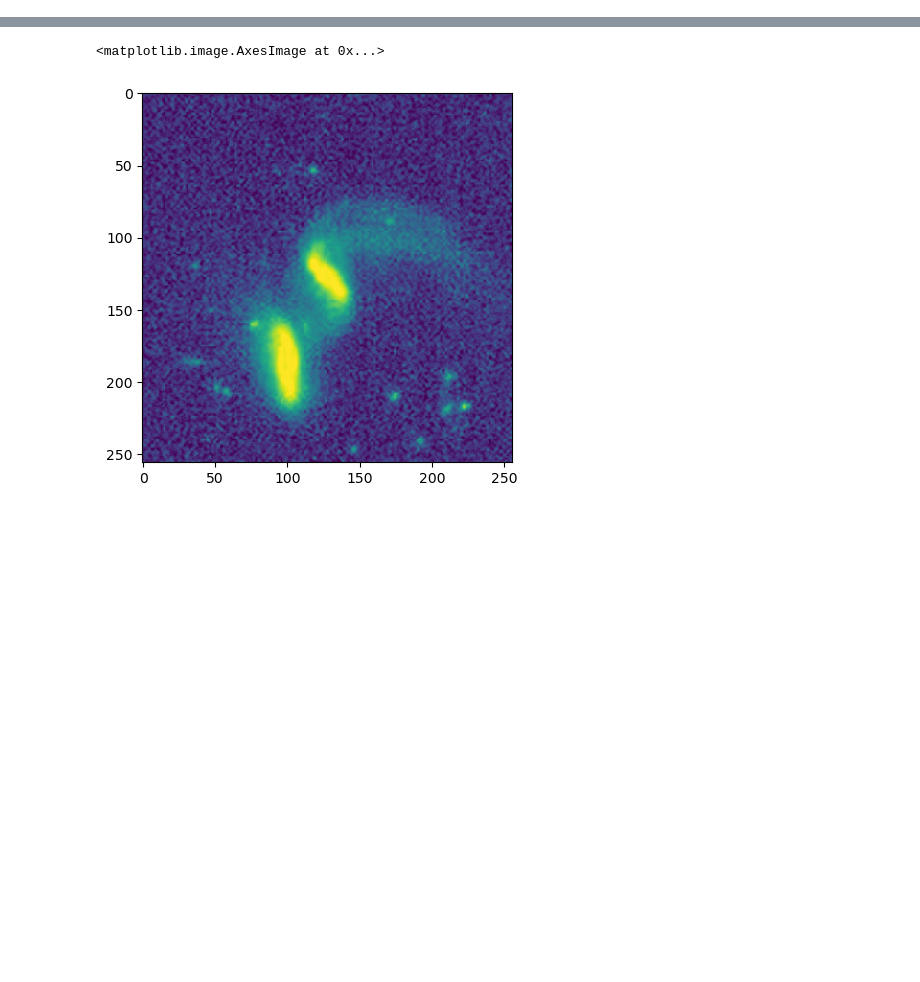
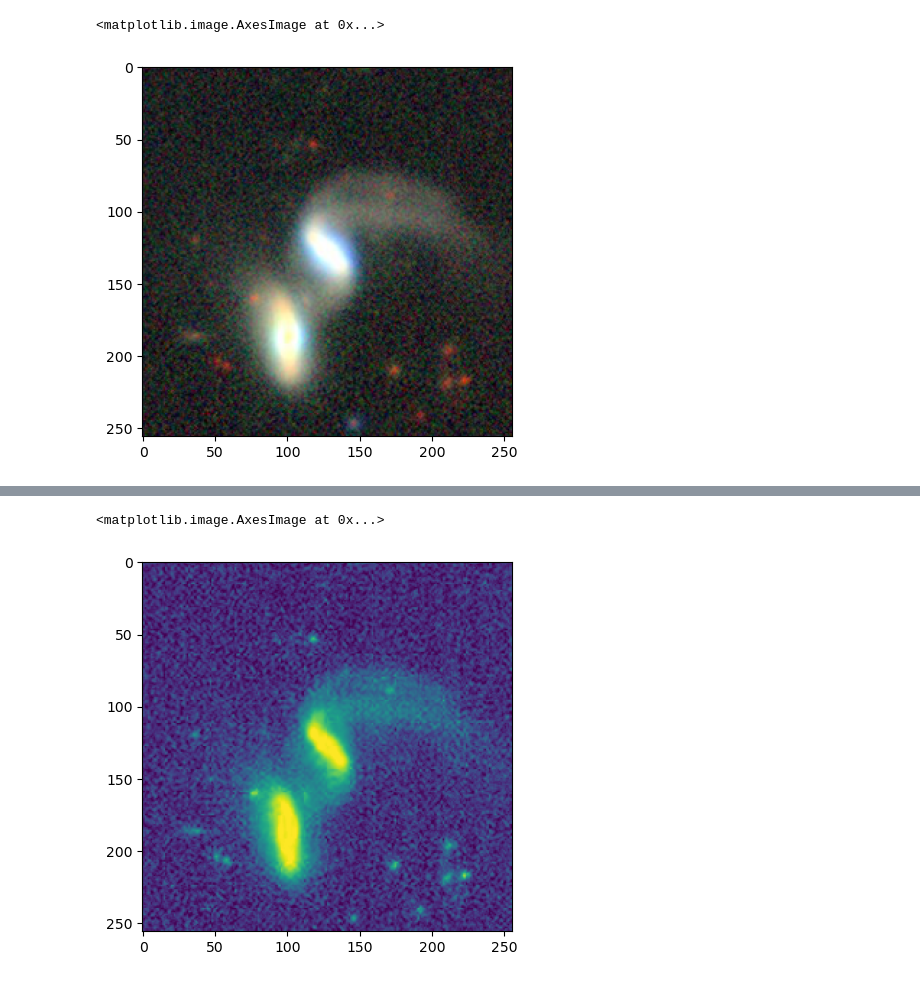
Before and after one commit to tgross03/vacation, a Jupyter notebook: vacation/data/augmentation_testing.ipynb, the cells around one changed output, grey strips where cells are left out. Cells and saved outputs as stored; diff of their text form; code cells hidden in the pictures; blank space fills up the shorter version.

```diff
--- a/vacation/data/augmentation_testing.ipynb
+++ b/vacation/data/augmentation_testing.ipynb
@@ -17,3 +90,8 @@ im = hf["images"][2100]
+# %%
+plt.imshow(im_tensor.permute(1,2,0))
+# %% [output]
+<matplotlib.image.AxesImage at 0x...>
+[figure, added]
 # %%
 img_center = 255 // 2
 size = 192
```
Also changed, not shown: parts of 9 cells of this notebook.
